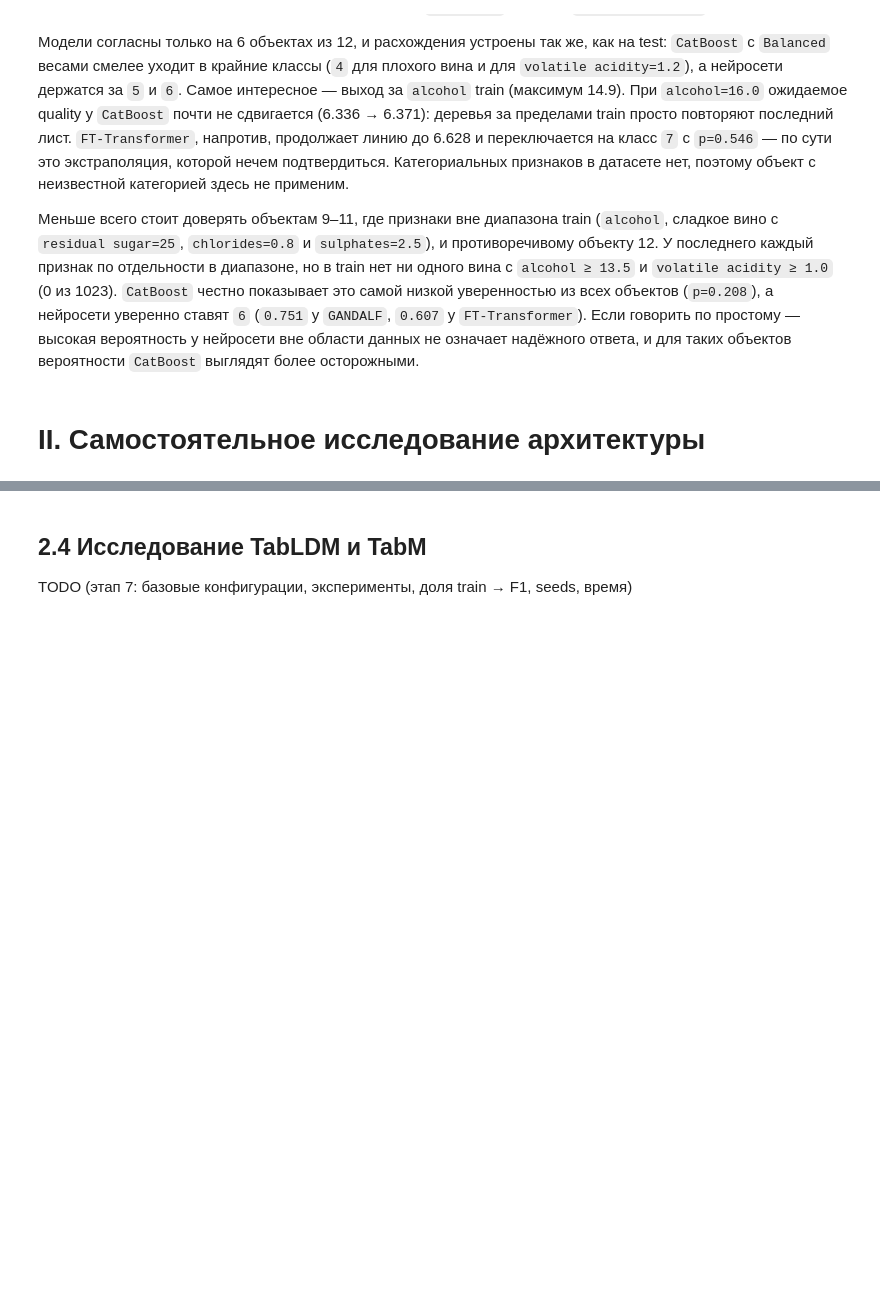
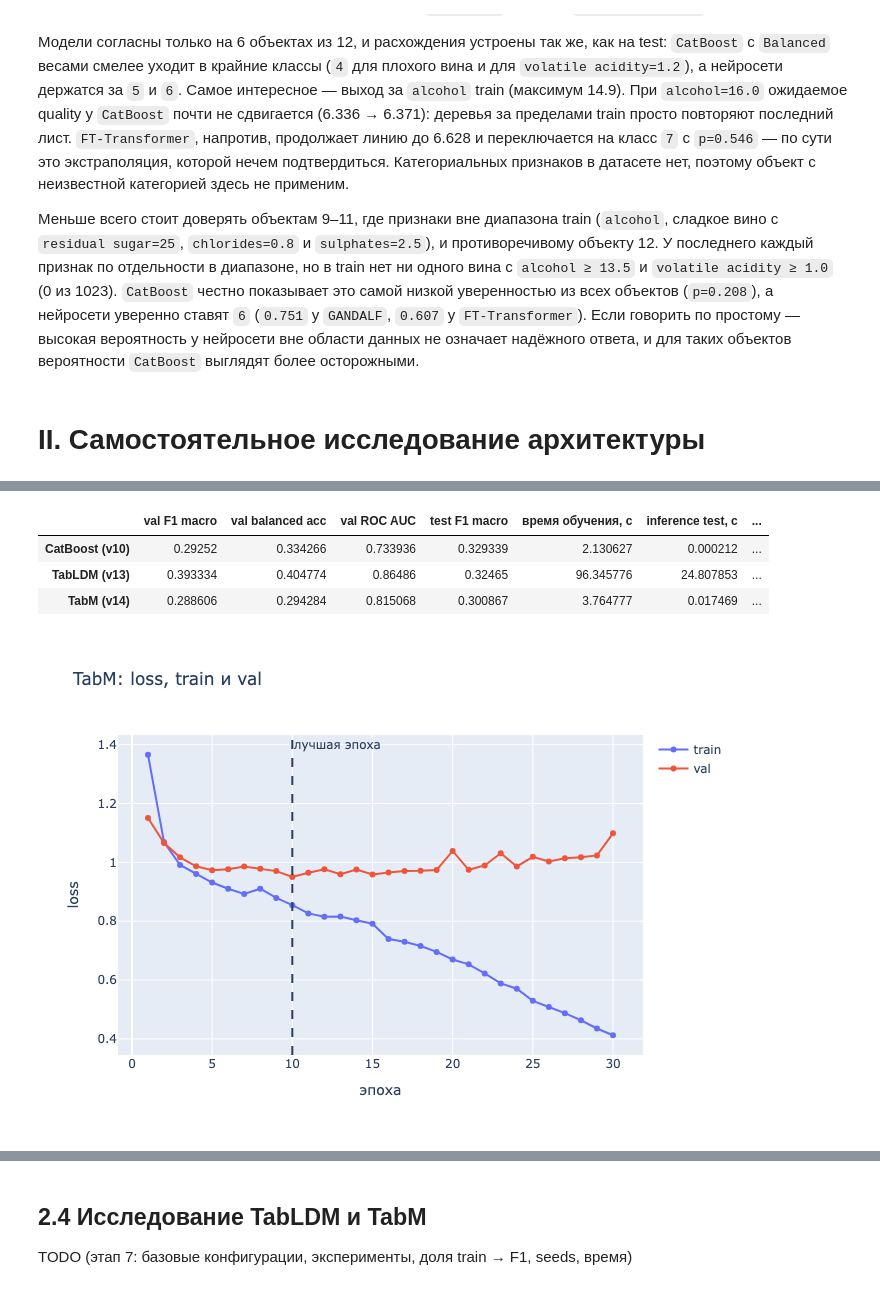
Before and after one commit to 2made1ra/ml-3, a Jupyter notebook: lab-1/lab-1.ipynb, the cells around one changed output, grey strips where cells are left out. Drawn from its saved outputs; the diff is of its cells as text; code cells hidden in the pictures; blank space fills up the shorter version.

```diff
--- a/lab-1/lab-1.ipynb
+++ b/lab-1/lab-1.ipynb
@@ -667 +747,30 @@ TODO (этап 6: выбор реализации, идея каждой мод
+# %%
+# у TabLDM «обучение» — fit: построение контекста, весов он не обновляет, эпох нет
+rows = {}
+for model, name in [("CatBoost", "v10"), ("TabLDM", "v13"), ("TabM", "v14")]:
+    m = load_run(name).metrics
+    rows[f"{model} ({name})"] = {
+        "val F1 macro": m["val_f1_macro"],
+        "val balanced acc": m["val_balanced_acc"],
+        "val ROC AUC": m["val_roc_auc_ovr"],
+        "test F1 macro": m["test_f1_macro"],
+        "время обучения, с": m["train_time_sec"],
+        "inference test, с": m["inference_time_sec"],
+        "параметров": m.get("n_params"),
+        "эпох (лучшая)": m.get("best_epoch", "—"),
+    }
+pd.DataFrame(rows).T
+# %% [output]
+|  | val F1 macro | val balanced acc | val ROC AUC | test F1 macro | время обучения, с | inference test, с | ... |
+| CatBoost (v10) | 0.29252 | 0.334266 | 0.733936 | 0.329339 | 2.130627 | 0.000212 | ... |
+| TabLDM (v13) | 0.393334 | 0.404774 | 0.86486 | 0.32465 | 96.345776 | 24.807853 | ... |
+| TabM (v14) | 0.288606 | 0.294284 | 0.815068 | 0.300867 | 3.764777 | 0.017469 | ... |
+# %%
+tabm = load_run("v14")
+fig = plot_curves(tabm.history, "loss", title="TabM: loss, train и val")
+fig.add_vline(x=tabm.metrics["best_epoch"], line_dash="dash", annotation_text="лучшая эпоха")
+fig.update_layout(xaxis_title="эпоха", yaxis_title="loss")
+fig.show()
+# %% [output]
+[figure, added]
 # %% [markdown]
```
Also changed, not shown: parts of 8 cells of this notebook, 1 other file.
